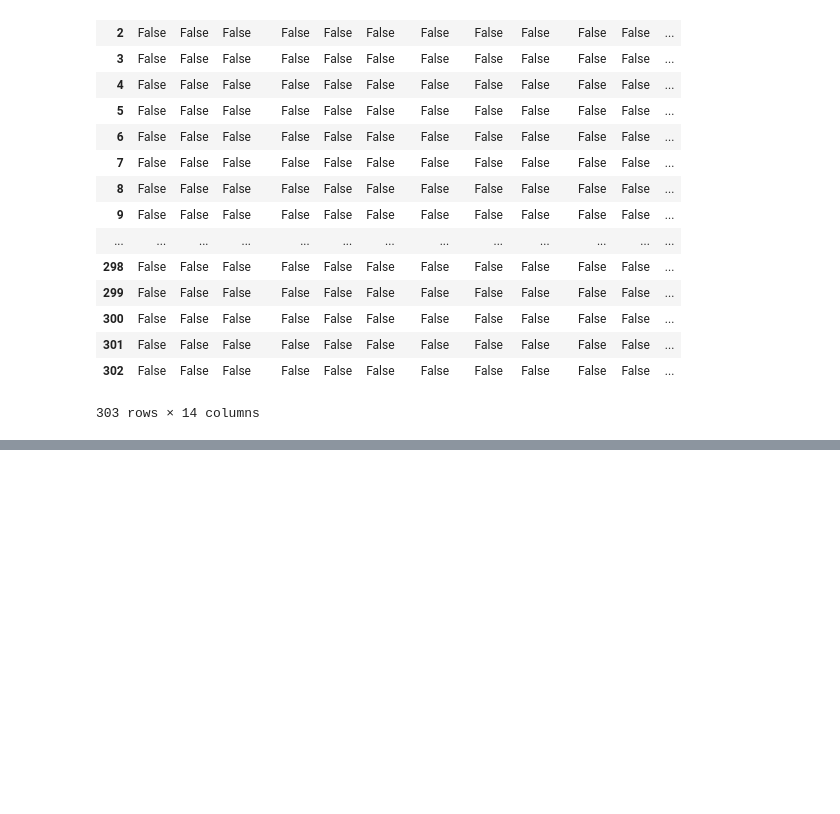
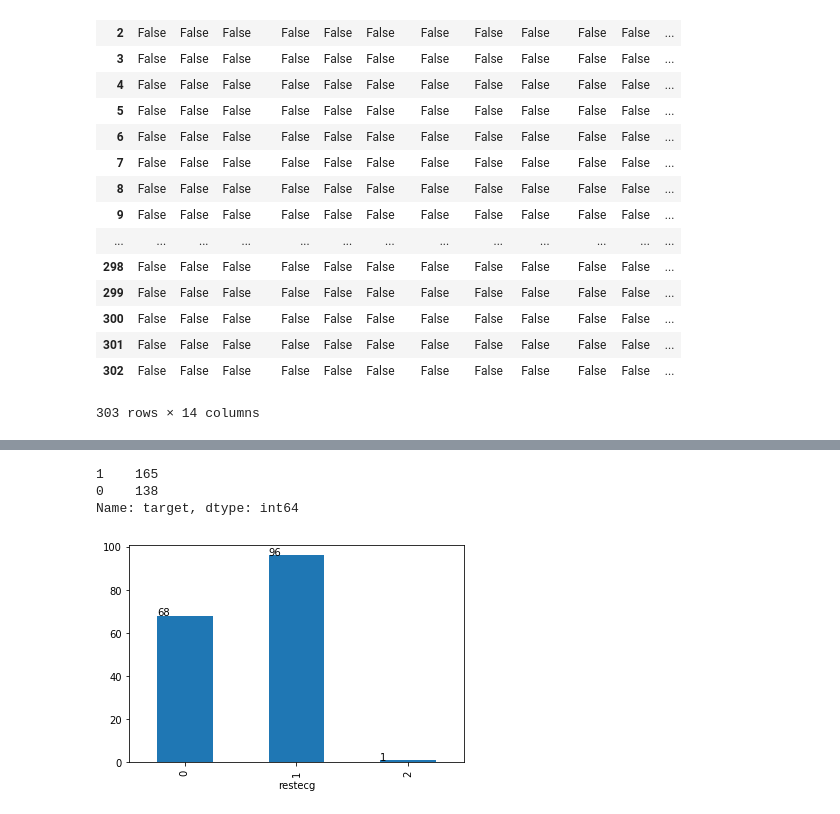
Before and after one commit to r12senthil/HealthCare_Analysis, a Jupyter notebook: Copy_of_HealthCare_case.ipynb, the cells around one changed output, grey strips where cells are left out. Drawn from its saved outputs; the diff is of its cells as text; code cells hidden in the pictures; blank space fills up the shorter version.

```diff
--- a/Copy_of_HealthCare_case.ipynb
+++ b/Copy_of_HealthCare_case.ipynb
@@ -85,0 +145,4 @@ train_df.isnull()
+# %%
+# for Example if the thal have more than 40% values as null, so we can drop the column
+train_df.drop(['thal'],axis=1,inplace=True)
+train_df.head()
@@ -85,0 +156,17 @@ train_df.isnull()
+# %%
+# For Example if slope has some null values, and we need to update the null values with median
+train_df['slope']=train_df.slope.fillna(train_df.slope.median)
+# %%
+train_df.target.value_counts()
+# %% [output]
+1    165
+0    138
+Name: target, dtype: int64
+# %%
+# Check How the restECG effects the Heart deseases
+ax=train_df.groupby(['restecg']).sum()['target'].plot(kind='bar')
+for i in ax.patches:
+  ax.annotate(i.get_height(),(i.get_x(),i.get_height()))
+plt.show()
+# %% [output]
+[figure, added]
```
Also changed, not shown: parts of 8 cells of this notebook.
